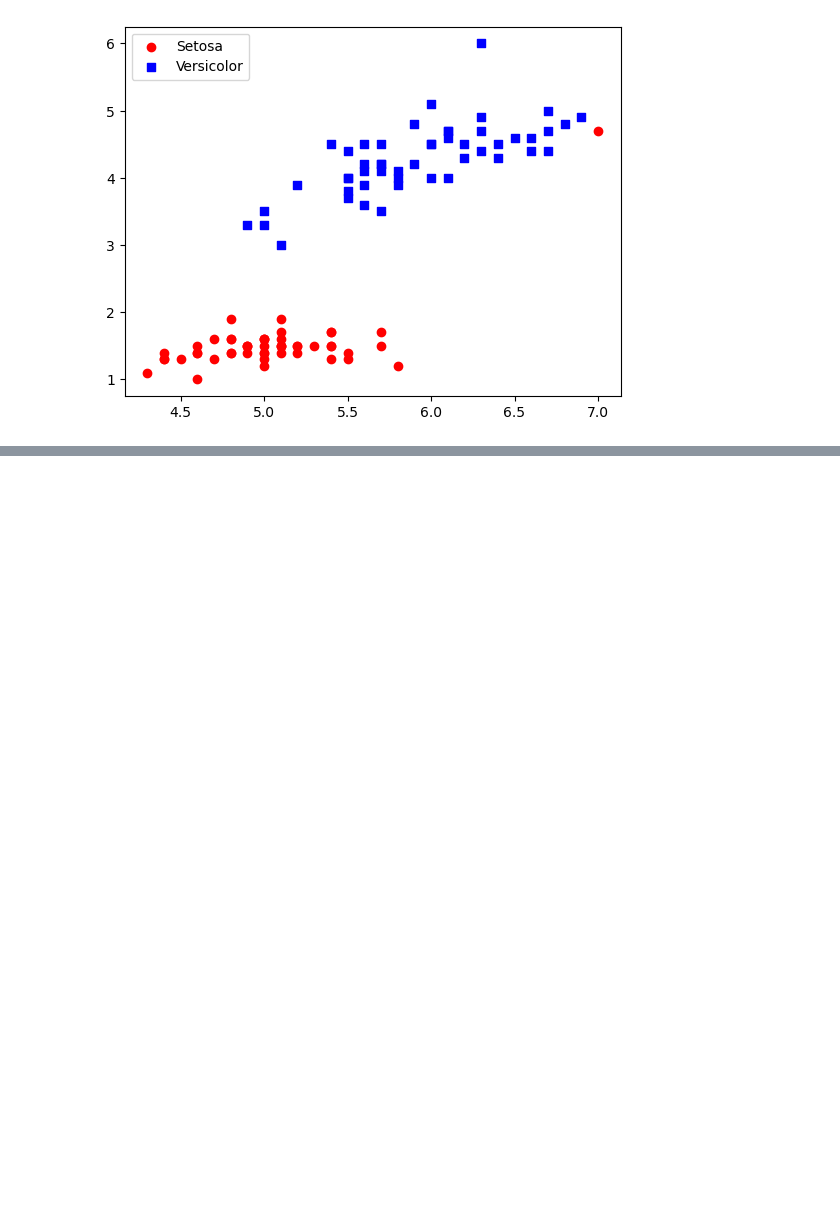
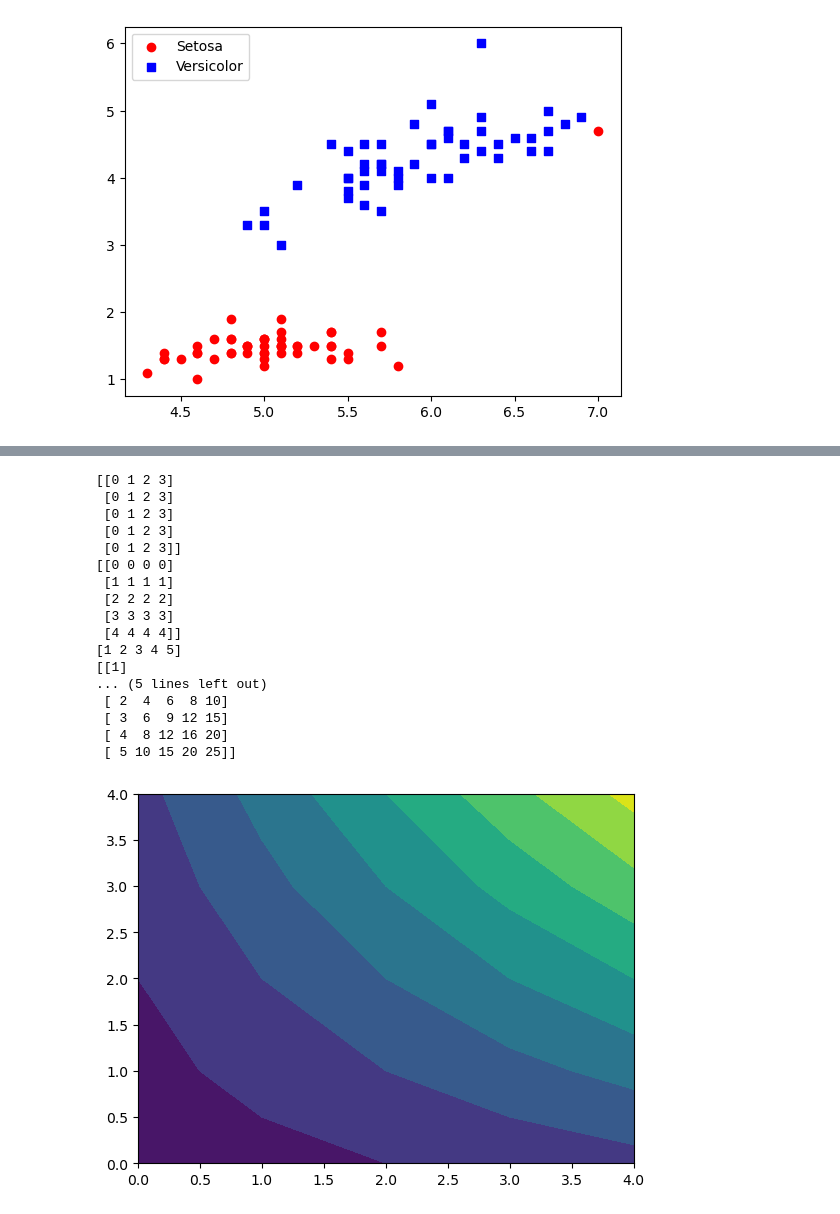
Before and after one commit to Elemonce/ML, a Jupyter notebook: book/perceptrons/iris.ipynb, the cells around one changed output, grey strips where cells are left out. Cells and saved outputs as stored; diff of their text form; code cells hidden in the pictures; blank space fills up the shorter version.

```diff
--- a/perceptrons/iris.ipynb
+++ b/book/perceptrons/iris.ipynb
@@ -145,0 +283,36 @@ shape of the return value of the method:  (35,)
+# %%
+# plt.contourf()
+
+x = np.arange(1, 6)
+y = x.reshape(-1, 1)
+h = x * y
+
+print(x)
+print(y)
+print(h)
+
+cs = plt.contourf(h)
+# cs = plt.contourf(h, levels=[10, 30, 50],
+#     colors=['#808080', '#A0A0A0', '#C0C0C0'], extend='both')
+# cs.cmap.set_over('red')
+# cs.cmap.set_under('blue')
+# cs.changed()
+# %% [output]
+[[0 1 2 3]
+ [0 1 2 3]
+ [0 1 2 3]
+ [0 1 2 3]
+ [0 1 2 3]]
+[[0 0 0 0]
+ [1 1 1 1]
+ [2 2 2 2]
+ [3 3 3 3]
+ [4 4 4 4]]
+[1 2 3 4 5]
+[[1]
+... (5 lines left out)
+ [ 2  4  6  8 10]
+ [ 3  6  9 12 15]
+ [ 4  8 12 16 20]
+ [ 5 10 15 20 25]]
+[figure, added]
```
Also changed, not shown: parts of 7 cells of this notebook, 8 other files.
